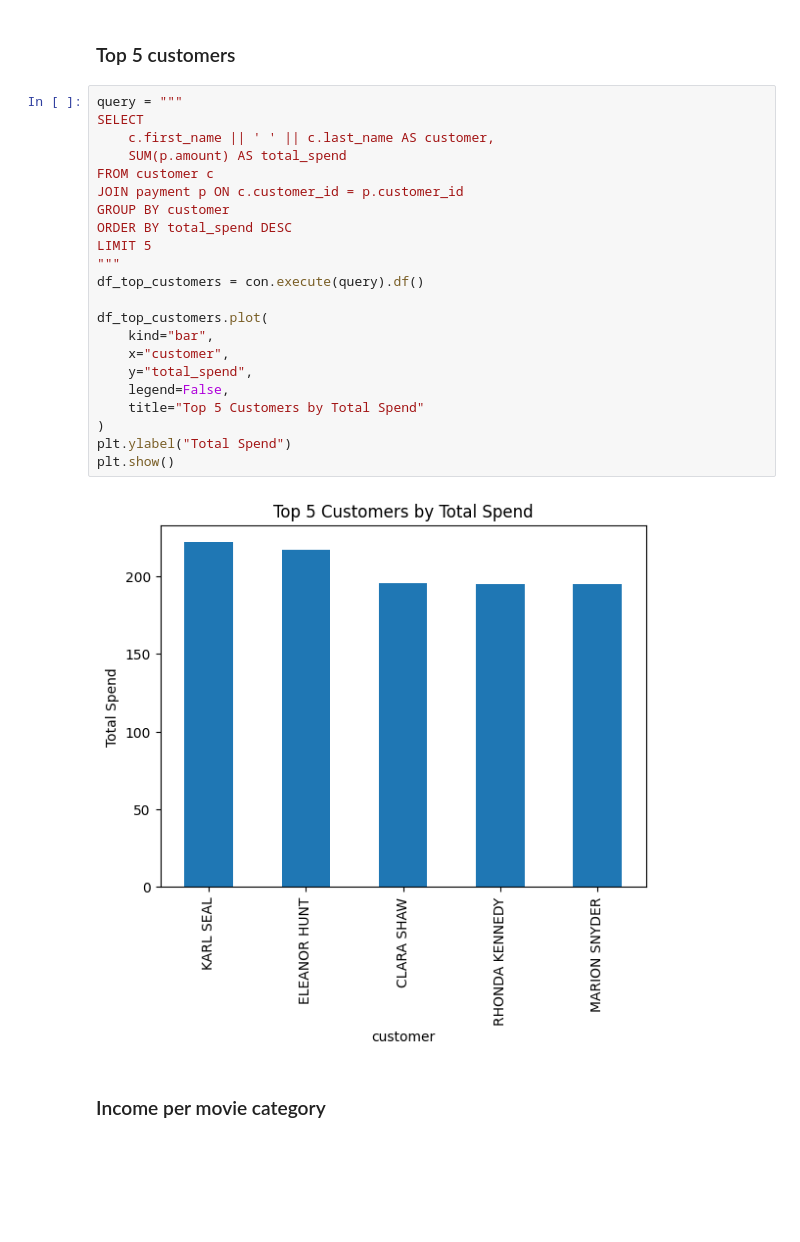
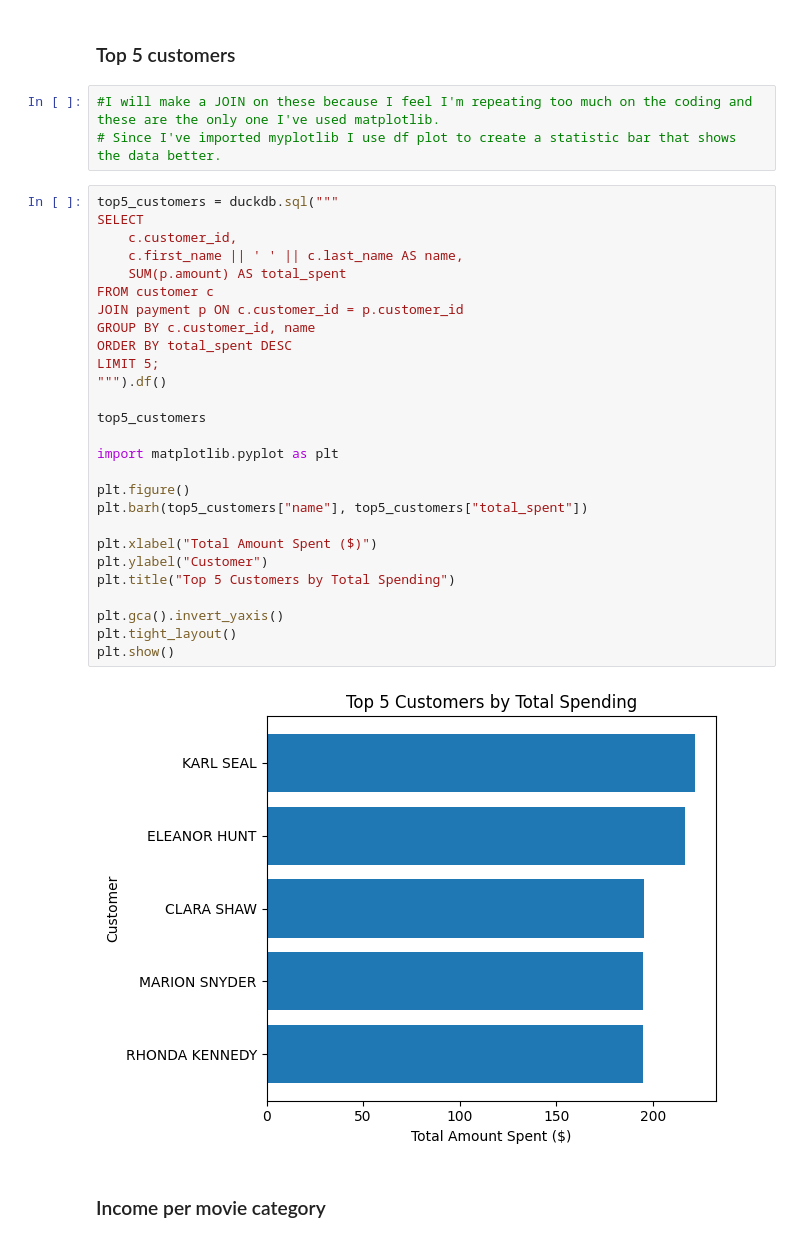
Before and after one commit to Filippa-Jansson/dvd_rental_sql_analysis, a Jupyter notebook: lab_1_sql/moviesdata.ipynb, the cells around one changed output. Drawn from its saved outputs; the diff is of its cells as text; blank space fills up the shorter version.

Commit message:
changes duckdb

```diff
--- a/lab_1_sql/moviesdata.ipynb
+++ b/lab_1_sql/moviesdata.ipynb
@@ -184,28 +217,36 @@ df_rentals
 # %% [markdown]
 ### Top 5 customers
-# %%
-query = """
-SELECT
-    c.first_name || ' ' || c.last_name AS customer,
-    SUM(p.amount) AS total_spend
-FROM customer c
-JOIN payment p ON c.customer_id = p.customer_id
-GROUP BY customer
-ORDER BY total_spend DESC
-LIMIT 5
-"""
-df_top_customers = con.execute(query).df()
-
-df_top_customers.plot(
-    kind="bar",
-    x="customer",
-    y="total_spend",
-    legend=False,
-    title="Top 5 Customers by Total Spend"
-)
-plt.ylabel("Total Spend")
-plt.show()
-# %% [output]
-[figure, removed]
+# %%
+#I will make a JOIN on these because I feel I'm repeating too much on the coding and these are the only one I've used matplotlib.
+# Since I've imported myplotlib I use df plot to create a statistic bar that shows the data better.
+# %%
+top5_customers = duckdb.sql("""
+SELECT
+    c.customer_id,
+    c.first_name || ' ' || c.last_name AS name,
+    SUM(p.amount) AS total_spent
+FROM customer c
+JOIN payment p ON c.customer_id = p.customer_id
+GROUP BY c.customer_id, name
+ORDER BY total_spent DESC
+LIMIT 5;
+""").df()
+
+top5_customers
+
+import matplotlib.pyplot as plt
+
+plt.figure()
+plt.barh(top5_customers["name"], top5_customers["total_spent"])
+
+plt.xlabel("Total Amount Spent ($)")
+plt.ylabel("Customer")
+plt.title("Top 5 Customers by Total Spending")
+
+plt.gca().invert_yaxis()
+plt.tight_layout()
+plt.show()
+# %% [output]
+[figure, added]
 # %% [markdown]
 ### Income per movie category
```
Also changed, not shown: parts of 27 cells of this notebook, 11 other files.
